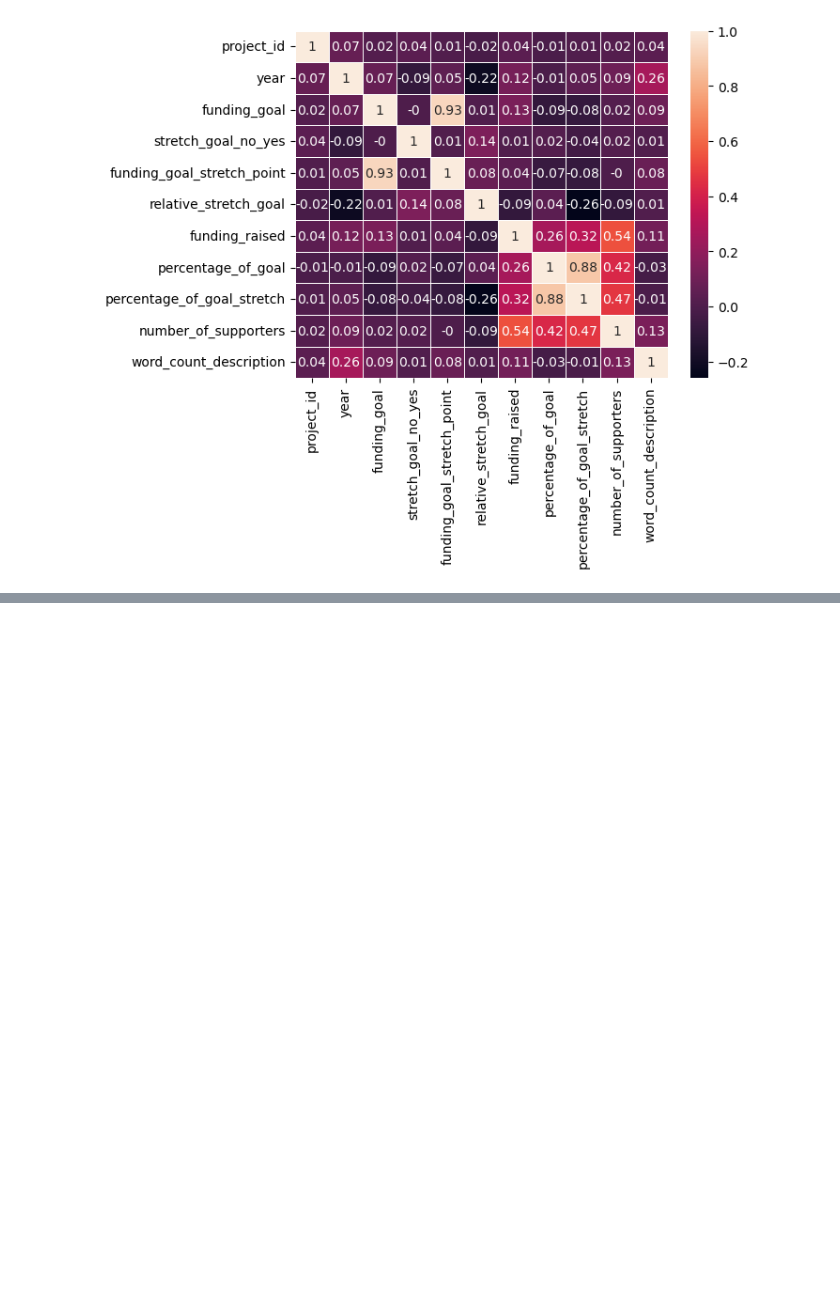
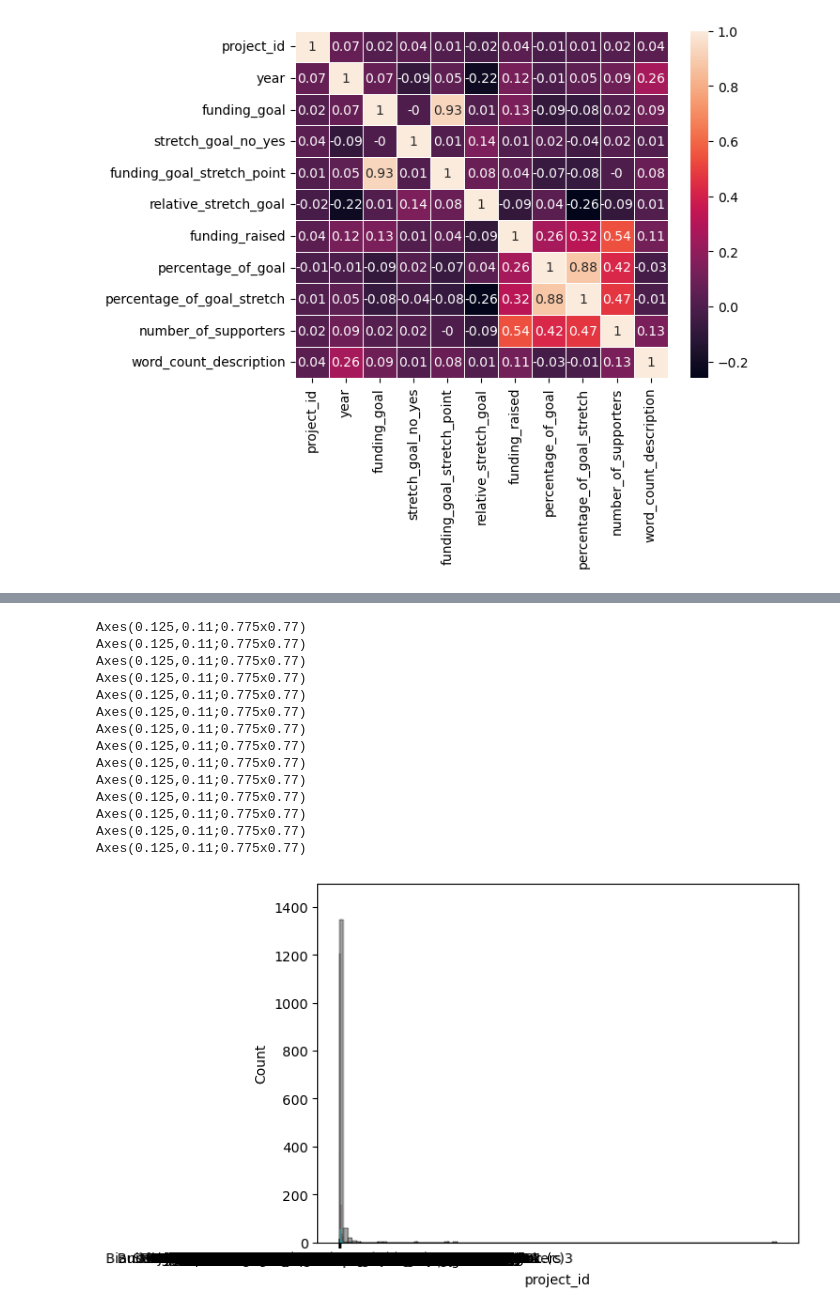
Before and after one commit to JulianePetersen2023/fundraising_social_working_repo, a Jupyter notebook: data_exploration_SB.ipynb, the cells around one changed output, grey strips where cells are left out. Cells and saved outputs as stored; diff of their text form; code cells hidden in the pictures; blank space fills up the shorter version.

```diff
--- a/data_exploration_SB.ipynb
+++ b/data_exploration_SB.ipynb
@@ -60,0 +74,20 @@ sns.heatmap(corr_matrix, annot=True, linewidth=.5)
+# %%
+for column in projects.columns:
+    histogram = sns.histplot(projects[column], bins=100)
+    print(histogram)
+# %% [output]
+Axes(0.125,0.11;0.775x0.77)
+Axes(0.125,0.11;0.775x0.77)
+Axes(0.125,0.11;0.775x0.77)
+Axes(0.125,0.11;0.775x0.77)
+Axes(0.125,0.11;0.775x0.77)
+Axes(0.125,0.11;0.775x0.77)
+Axes(0.125,0.11;0.775x0.77)
+Axes(0.125,0.11;0.775x0.77)
+Axes(0.125,0.11;0.775x0.77)
+Axes(0.125,0.11;0.775x0.77)
+Axes(0.125,0.11;0.775x0.77)
+Axes(0.125,0.11;0.775x0.77)
+Axes(0.125,0.11;0.775x0.77)
+Axes(0.125,0.11;0.775x0.77)
+[figure, added]
```
Also changed, not shown: parts of 2 cells of this notebook, 2 other files.
